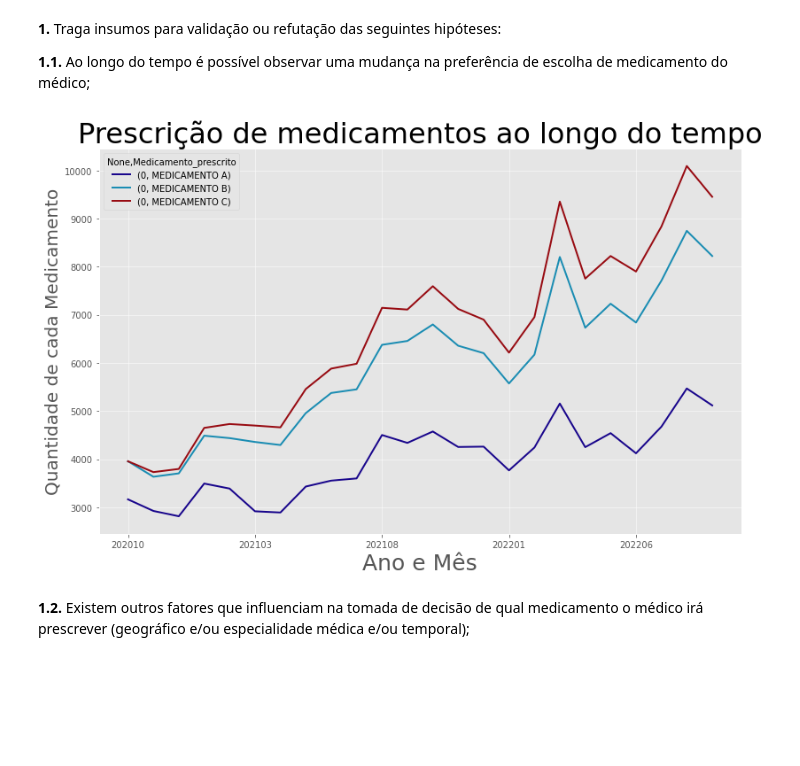
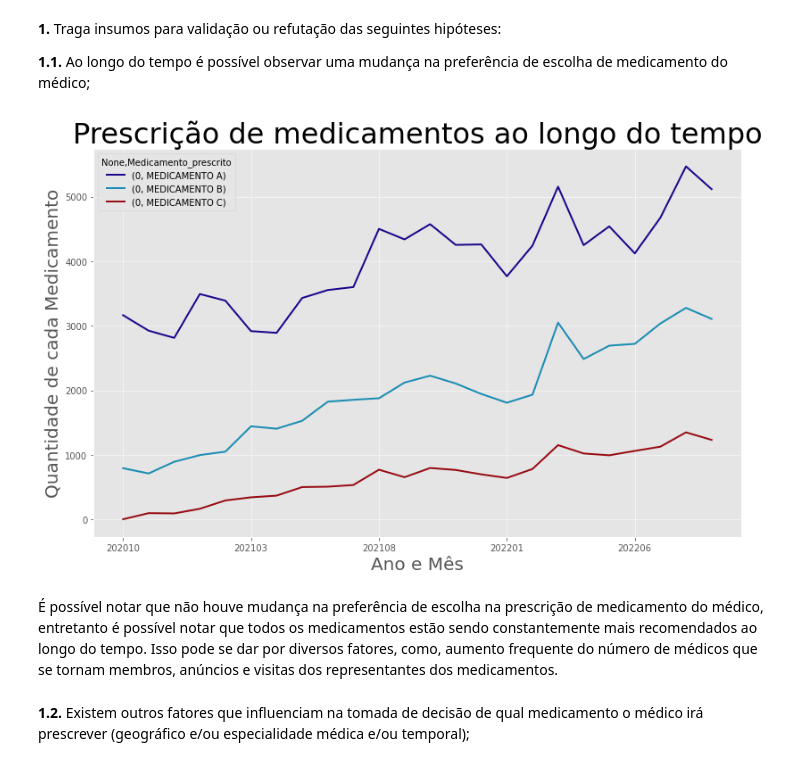
Before and after one commit to Juniorffonseca/processo_seletivo, a Jupyter notebook: teste_processo_seletivo.ipynb, the cells around one changed output. Drawn from its saved outputs; the diff is of its cells as text; code cells hidden in the pictures; blank space fills up the shorter version.

```diff
--- a/teste_processo_seletivo.ipynb
+++ b/teste_processo_seletivo.ipynb
@@ -21,35 +22,37 @@ membros = pd.read_csv('membros.csv', sep = ';', encoding='latin-1')
 prescricoes = pd.read_csv('prescricoes.csv', sep = ';', encoding='latin-1')
 visitados = pd.read_csv('visitados.csv', sep = ';', encoding='latin-1')
 # %%
+# Carregando csv em uma variável
+prescricoes = pd.read_csv('prescricoes.csv', sep = ';', encoding='latin-1')
+
 # aleatorio = [0, 0, 0]
 
 # for i in range(3):
 #     aleatorio[i] = np.random.rand()
 
 lista = plt.cm.plasma_r([0.9817771747683106,
                          0.19557047808372098,
                          0.63000000000000])
 
 lista [1] = plt.cm.ocean(0.7)
 lista [2] = plt.cm.Reds(0.9)
 
 prescricoes = prescricoes[['Medicamento_prescrito', 'Mes_prescricao']].value_counts().to_frame()
 prescricoes = prescricoes.reset_index()
 
 prescricoes['Mes_prescricao'] = list(map(str, prescricoes['Mes_prescricao']))
 
 prescricoes = prescricoes.pivot(index='Mes_prescricao', columns='Medicamento_prescrito')
-prescricoes
 
-prescricoes.plot(kind = 'line', stacked = True, figsize = (13, 8), alpha = 1, color = lista)
-
+prescricoes.plot(kind = 'line', stacked = 0, figsize = (13, 8), alpha = 1, color = lista)
 plt.title('Prescrição de medicamentos ao longo do tempo', size = 32)
-plt.xlabel('Ano e Mês', size = 25)
+plt.xlabel('Ano e Mês', size = 20)
 plt.ylabel('Quantidade de cada Medicamento', size = 20)
-
 plt.show()
 # %% [output]
-[figure, old version]
+[figure, new version]
+# %% [markdown]
+É possível notar que não houve mudança na preferência de escolha na prescrição de medicamento do médico, entretanto é possível notar que todos os medicamentos estão sendo constantemente mais recomendados ao longo do tempo. Isso pode se dar por diversos fatores, como, aumento frequente do número de médicos que se tornam membros, anúncios e visitas dos representantes dos medicamentos.
 # %% [markdown]
 **1.2.** Existem outros fatores que influenciam na tomada de decisão de qual
 medicamento o médico irá prescrever (geográfico e/ou especialidade médica
```
Also changed, not shown: parts of 6 cells of this notebook.
